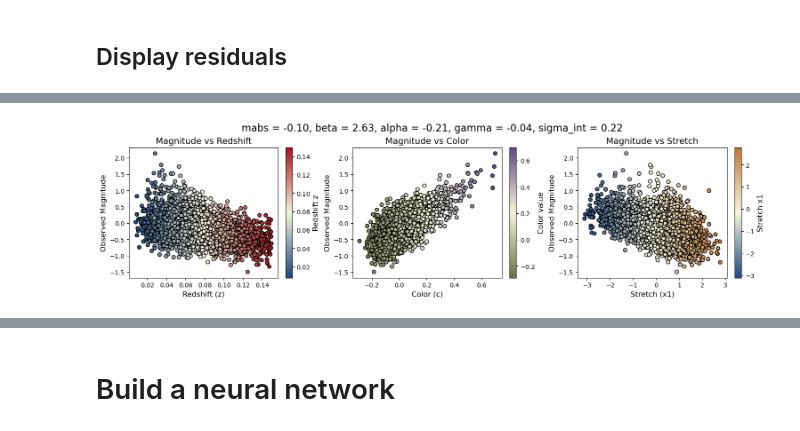
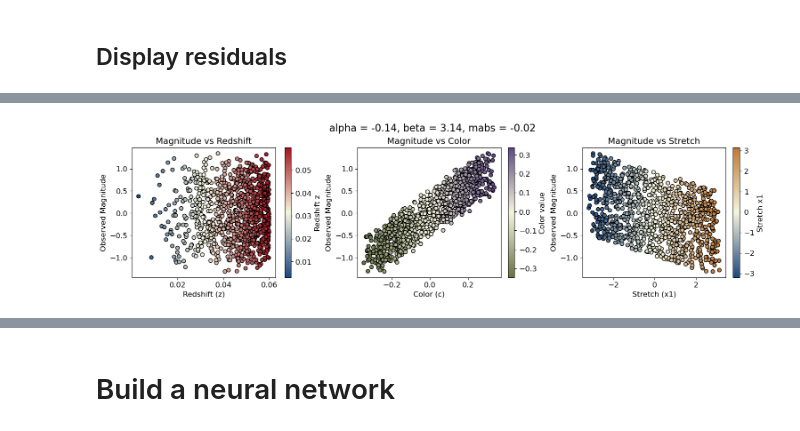
Before and after one commit to a-trigui/ximinf, a Jupyter notebook: notebooks/2_train_nn.ipynb, the cells around one changed output, grey strips where cells are left out. Drawn from its saved outputs; the diff is of its cells as text; code cells hidden in the pictures.

```diff
--- a/notebooks/2_train_nn.ipynb
+++ b/notebooks/2_train_nn.ipynb
@@ -9,14 +9,6 @@ import jax.numpy as jnp # From this point on, there should not be numpy anymore
 
 # Plotting libraries
 import matplotlib.pyplot as plt
-plt.rcParams.update({
-    "font.size": 12,          # General font size
-    "axes.labelsize": 14,     # x/y axis labels
-    "axes.titlesize": 16,     # Title
-    "xtick.labelsize": 12,    # x tick labels
-    "ytick.labelsize": 12,    # y tick labels
-    "legend.fontsize": 12,    # Legend
-})
 
 from matplotlib.colors import LinearSegmentedColormap
 from getdist import MCSamples, plots
@@ -31,8 +23,11 @@ import ximinf.nn_io as nnio
 import ximinf.cosmo_helper as ch
 import ximinf.data_helper as dh
 import ximinf.nn_test as nnte
+import ximinf.plots as plt_tools
+plt_tools.apply_default_settings()
 
 from sim_config import columns
+from sim_config import n_realisations
 
 cosmo = ch.get_canonical("PlanckBAO18")
 cosmologix_cosmo = ch.to_cosmologix(cosmo)
@@ -43,7 +38,7 @@ from pathlib import Path
 import shutil
 
 # Path to the new HDF5 file
-sim_idx = "0004"
+sim_idx = "0016"
 sim_path = f"../data/SIM/sim_{sim_idx}"
 
 # Other
@@ -136,7 +105,7 @@ Total: 0.000 GB
 # Example usage
 print("Parameter names:", list(params.keys()))
 # param_groups = ['mabs', 'beta', ['alpha_low', 'alpha_high'], ['gamma', 'sigma_int'], 'Om0']
-param_groups = ['mabs', 'beta', 'alpha', 'gamma', 'sigma_int'] #, 'gamma','alpha_low', 'alpha_high', 'sigma_int', 'x1_ref', 'Om0'] # Sort them from easiest to hardest to infer , 'Om0'
+param_groups = ['mabs', 'beta', 'alpha'] #, 'gamma','alpha_low', 'alpha_high', 'sigma_int', 'x1_ref', 'Om0'] # Sort them from easiest to hardest to infer , 'Om0'
 print(param_groups[0])
 
 # ----------------------------
@@ -224,79 +164,16 @@ del data
 # %%
 index = 16  # index for your data slice
 
-# Define the color maps
-cmap1 = LinearSegmentedColormap.from_list(
-    'custom_red_beige_blue',
-    ['#1F487E', 'beige', '#A31621']
+data_slice = {name: values[index, :] for name, values in data_filt.items()}
+params_slice = {name: values[index] for name, values in params.items()}
+mask_slice = mask[index]
+
+plt_tools.plot_residuals(
+    data_filt=data_slice,
+    params=params_slice,
+    global_param_names=global_param_names,
+    mask=mask_slice
 )
 
-cmap2 = LinearSegmentedColormap.from_list(
-    'custom_green_beige_purple',
-    ['#687444', 'beige', '#5E4983']
-)
-
-cmap3 = LinearSegmentedColormap.from_list(
-    'custom_blue_beige_orange',
-    ['#1F487E', 'beige', '#C07835']
-)
-
-# Create figure and horizontal subplots
-fig, axes = plt.subplots(1, 3, figsize=(15, 4), constrained_layout=True)
-
-# First subplot: z vs magobs
-sc1 = axes[0].scatter(
-    data_filt['z'][index, :],
-    data_filt['magobs'][index, :],
-    c=data_filt['z'][index, :],
-    cmap=cmap1,
-    edgecolor='k'
-)
-axes[0].set_title('Magnitude vs Redshift', fontsize=14)
-axes[0].set_xlabel('Redshift (z)', fontsize=12)
-axes[0].set_ylabel('Observed Magnitude', fontsize=12)
-cbar1 = plt.colorbar(sc1, ax=axes[0])
-cbar1.set_label('Redshift z', fontsize=12)
-
-# Second subplot: c vs magobs
-sc2 = axes[1].scatter(
-    data_filt['c'][index, :],
-    data_filt['magobs'][index, :],
-    c=data_filt['c'][index, :],
-    cmap=cmap2,
-    edgecolor='k'
-)
-axes[1].set_title('Magnitude vs Color', fontsize=14)
-axes[1].set_xlabel('Color (c)', fontsize=12)
-axes[1].set_ylabel('Observed Magnitude', fontsize=12)
-cbar2 = plt.colorbar(sc2, ax=axes[1])
-cbar2.set_label('Color value', fontsize=12)
-
-# Third subplot: x1 vs magobs
-sc3 = axes[2].scatter(
-    data_filt['x1'][index, :],
-    data_filt['magobs'][index, :],
-    c=data_filt['x1'][index, :],
-    cmap=cmap3,
-    edgecolor='k'
-)
-axes[2].set_title('Magnitude vs Stretch', fontsize=14)
-axes[2].set_xlabel('Stretch (x1)', fontsize=12)
-axes[2].set_ylabel('Observed Magnitude', fontsize=12)
-cbar3 = plt.colorbar(sc3, ax=axes[2])
-cbar3.set_label('Stretch x1', fontsize=12)
-
-# Construct the title string dynamically
-title_str = ", ".join(f"{name} = {params[name][index]:.2f}" for name in global_param_names)
-
-fig.suptitle(
-    title_str,
-    fontsize=16
-)
-
-print(f"{sum(mask[index])} supernovae")
-
-plt.show()
-
-gc.collect()
 del data_filt
 # %% [output]
@@ -304,3 +181,3 @@ del data_filt
-[figure, old version]
+[figure, new version]
 # %%
 # nntr.print_jax_memory()
```
Also changed, not shown: parts of 46 cells of this notebook, 10 other files.
